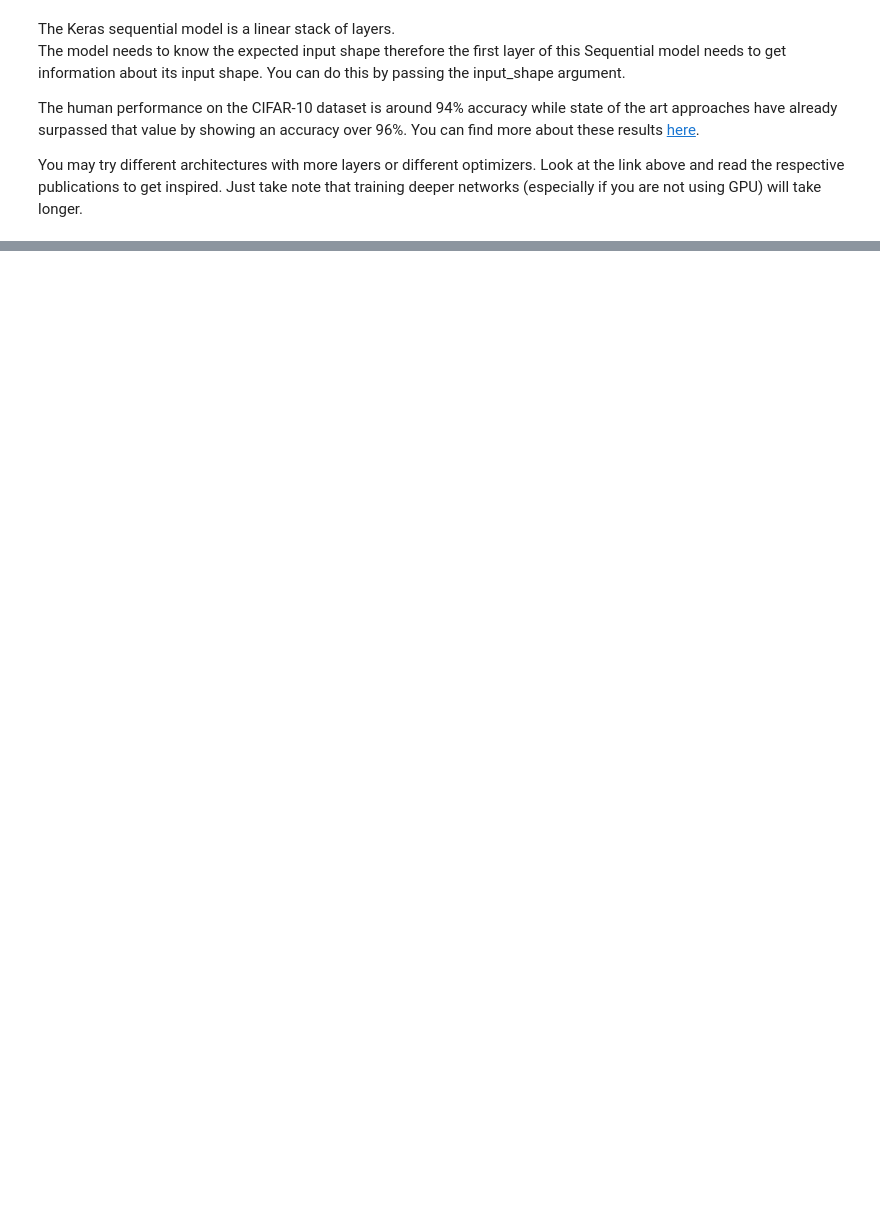
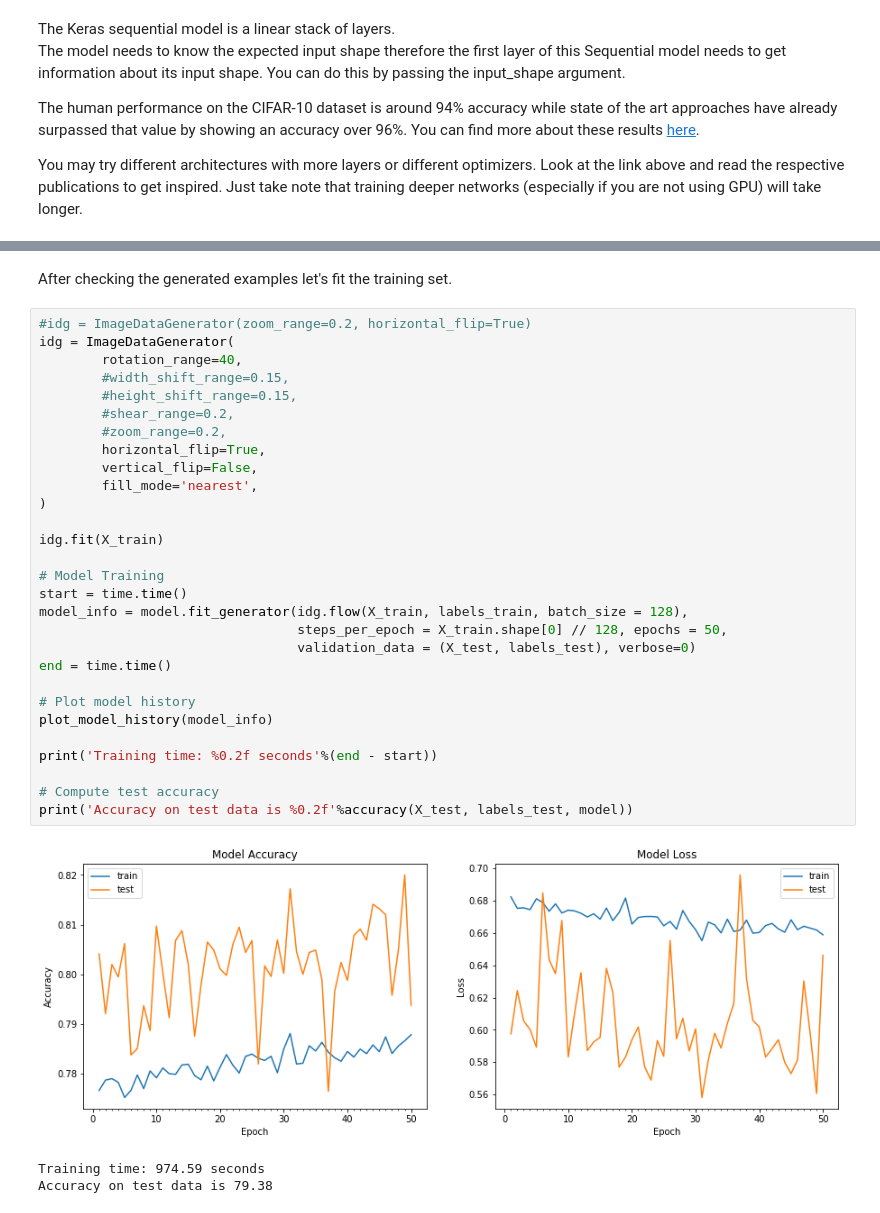
Before and after one commit to ruidbras/Cifar10-TensorFlow, a Jupyter notebook: Cifar10 Tensorflow.ipynb, the cells around one changed output, grey strips where cells are left out. Saved outputs shown, nothing was run; the diff lists cells and outputs as text; blank space fills up the shorter version.

```diff
--- a/Cifar10 Tensorflow.ipynb
+++ b/Cifar10 Tensorflow.ipynb
@@ -277,0 +384,35 @@ Accuracy on test data is: 82.17
+# %% [markdown]
+After checking the generated examples let's fit the training set.
+# %%
+#idg = ImageDataGenerator(zoom_range=0.2, horizontal_flip=True)
+idg = ImageDataGenerator(
+        rotation_range=40,
+        #width_shift_range=0.15,
+        #height_shift_range=0.15,
+        #shear_range=0.2,
+        #zoom_range=0.2,
+        horizontal_flip=True,
+        vertical_flip=False,
+        fill_mode='nearest',
+)
+
+idg.fit(X_train)
+
+# Model Training
+start = time.time()
+model_info = model.fit_generator(idg.flow(X_train, labels_train, batch_size = 128),
+                                 steps_per_epoch = X_train.shape[0] // 128, epochs = 50,
+                                 validation_data = (X_test, labels_test), verbose=0)
+end = time.time()
+
+# Plot model history
+plot_model_history(model_info)
+
+print('Training time: %0.2f seconds'%(end - start))
+
+# Compute test accuracy
+print('Accuracy on test data is %0.2f'%accuracy(X_test, labels_test, model))
+# %% [output]
+[figure, added]
+Training time: 974.59 seconds
+Accuracy on test data is 79.38
```
Also changed, not shown: parts of 46 cells of this notebook, 2 other files.
